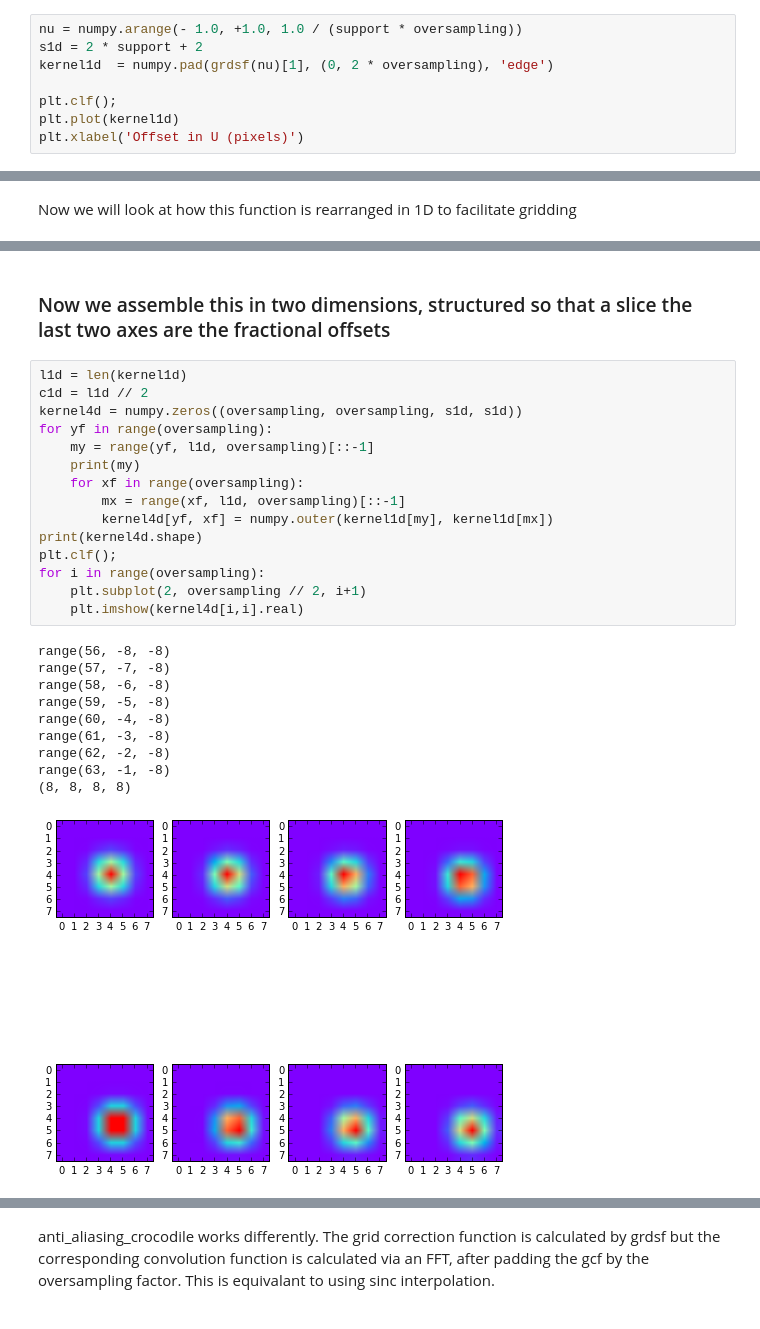
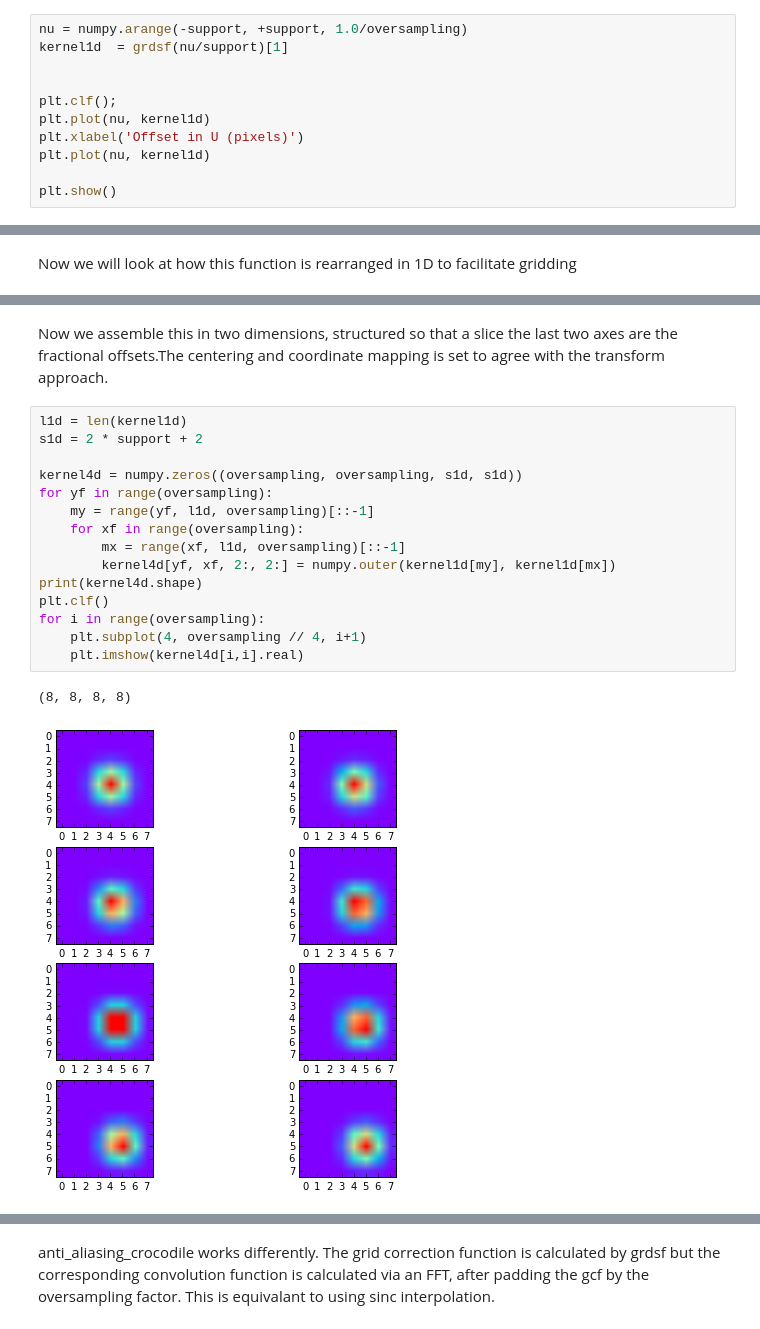
Before and after one commit to SKA-ScienceDataProcessor/algorithm-reference-library, a Jupyter notebook: examples/arl/gridding.ipynb, the cells around one changed output, grey strips where cells are left out. Drawn from its saved outputs; the diff is of its cells as text.

```diff
--- a/examples/arl/gridding.ipynb
+++ b/examples/arl/gridding.ipynb
@@ -32,10 +31,13 @@ The most common anti-aliasing function used is a prolate spheroidal function. Th
 for a particular choice of parameters. Here we plot that function.
 # %%
-nu = numpy.arange(- 1.0, +1.0, 1.0 / (support * oversampling))
-s1d = 2 * support + 2
-kernel1d  = numpy.pad(grdsf(nu)[1], (0, 2 * oversampling), 'edge')
+nu = numpy.arange(-support, +support, 1.0/oversampling)
+kernel1d  = grdsf(nu/support)[1]
+
 
 plt.clf();
-plt.plot(kernel1d)
+plt.plot(nu, kernel1d)
 plt.xlabel('Offset in U (pixels)')
+plt.plot(nu, kernel1d)
+
+plt.show()
 # %% [output]
@@ -67,29 +70,22 @@ range(63, -1, -8)
 # %% [markdown]
-### Now we assemble this in two dimensions, structured so that a slice the last two axes are the fractional offsets
+Now we assemble this in two dimensions, structured so that a slice the last two axes are the fractional offsets.The centering and
+coordinate mapping is set to agree with the transform approach.
 # %%
 l1d = len(kernel1d)
-c1d = l1d // 2
+s1d = 2 * support + 2
+
 kernel4d = numpy.zeros((oversampling, oversampling, s1d, s1d))
 for yf in range(oversampling):
     my = range(yf, l1d, oversampling)[::-1]
-    print(my)
     for xf in range(oversampling):
         mx = range(xf, l1d, oversampling)[::-1]
-        kernel4d[yf, xf] = numpy.outer(kernel1d[my], kernel1d[mx])
+        kernel4d[yf, xf, 2:, 2:] = numpy.outer(kernel1d[my], kernel1d[mx])
 print(kernel4d.shape)
-plt.clf();
+plt.clf()
 for i in range(oversampling):
-    plt.subplot(2, oversampling // 2, i+1)
+    plt.subplot(4, oversampling // 4, i+1)
     plt.imshow(kernel4d[i,i].real)
 # %% [output]
-range(56, -8, -8)
-range(57, -7, -8)
-range(58, -6, -8)
-range(59, -5, -8)
-range(60, -4, -8)
-range(61, -3, -8)
-range(62, -2, -8)
-range(63, -1, -8)
 (8, 8, 8, 8)
-[figure, old version]
+[figure, new version]
 # %% [markdown]
```
Also changed, not shown: parts of 9 cells of this notebook, 7 other files.
